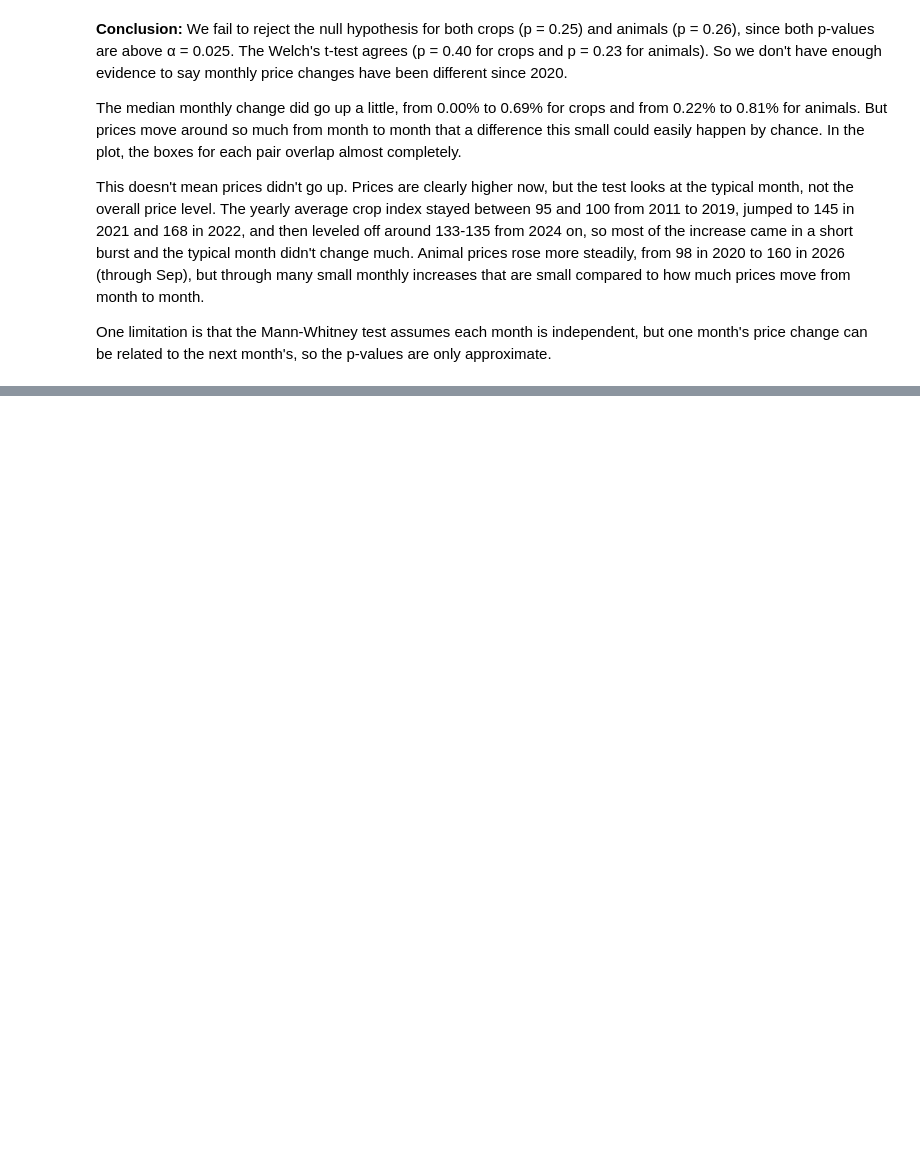
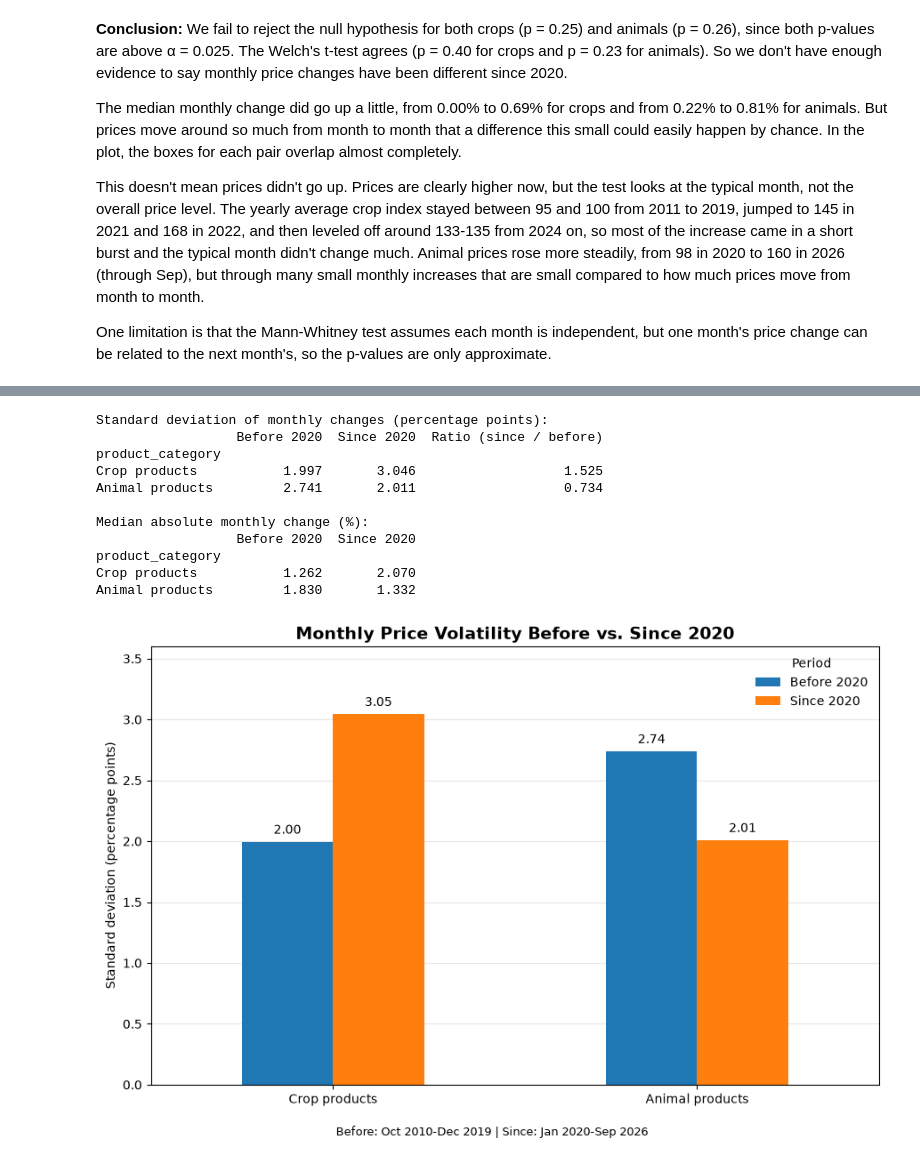
Before and after one commit to jonathanqli2006/CMSC320-Final-Project, a Jupyter notebook: group_project.ipynb, the cells around one changed output, grey strips where cells are left out. Drawn from its saved outputs; the diff is of its cells as text; code cells hidden in the pictures; blank space fills up the shorter version.

Commit message:
Complete checkpoint 2 price volatility analysis

```diff
--- a/group_project.ipynb
+++ b/group_project.ipynb
@@ -242,0 +256,51 @@ One limitation is that the Mann-Whitney test assumes each month is independent,
+# %%
+# standard deviation tells us how much monthly price changes vary
+volatility = pd.DataFrame({
+    'Before 2020': before.std(),
+    'Since 2020': since.std()
+})
+volatility['Ratio (since / before)'] = volatility['Since 2020'] / volatility['Before 2020']
+print('Standard deviation of monthly changes (percentage points):')
+print(volatility.round(3).to_string())
+
+# absolute values let us compare the size of changes without their direction
+median_absolute_change = pd.DataFrame({
+    'Before 2020': before.abs().median(),
+    'Since 2020': since.abs().median()
+})
+print('\nMedian absolute monthly change (%):')
+print(median_absolute_change.round(3).to_string())
+
+# compare the two periods with a bar chart
+ax = volatility[['Before 2020', 'Since 2020']].plot.bar(
+    figsize=(9, 6), color=['tab:blue', 'tab:orange'], rot=0
+)
+for bars in ax.containers:
+    ax.bar_label(bars, fmt='%.2f', padding=4)
+
+ax.set_title('Monthly Price Volatility Before vs. Since 2020',
+             fontsize=14, fontweight='bold')
+ax.set_ylabel('Standard deviation (percentage points)')
+ax.set_xlabel('')
+ax.set_ylim(0, 3.6)
+ax.legend(title='Period', frameon=False)
+ax.grid(axis='y', alpha=0.3)
+ax.set_axisbelow(True)
+plt.figtext(0.5, 0.02,
+            'Before: Oct 2010-Dec 2019 | Since: Jan 2020-Sep 2026',
+            ha='center', fontsize=9)
+plt.tight_layout(rect=(0, 0.05, 1, 1))
+plt.show()
+# %% [output]
+Standard deviation of monthly changes (percentage points):
+                  Before 2020  Since 2020  Ratio (since / before)
+product_category
+Crop products           1.997       3.046                   1.525
+Animal products         2.741       2.011                   0.734
+
+Median absolute monthly change (%):
+                  Before 2020  Since 2020
+product_category
+Crop products           1.262       2.070
+Animal products         1.830       1.332
+[figure, added]
```
Also changed, not shown: parts of 5 cells of this notebook.
